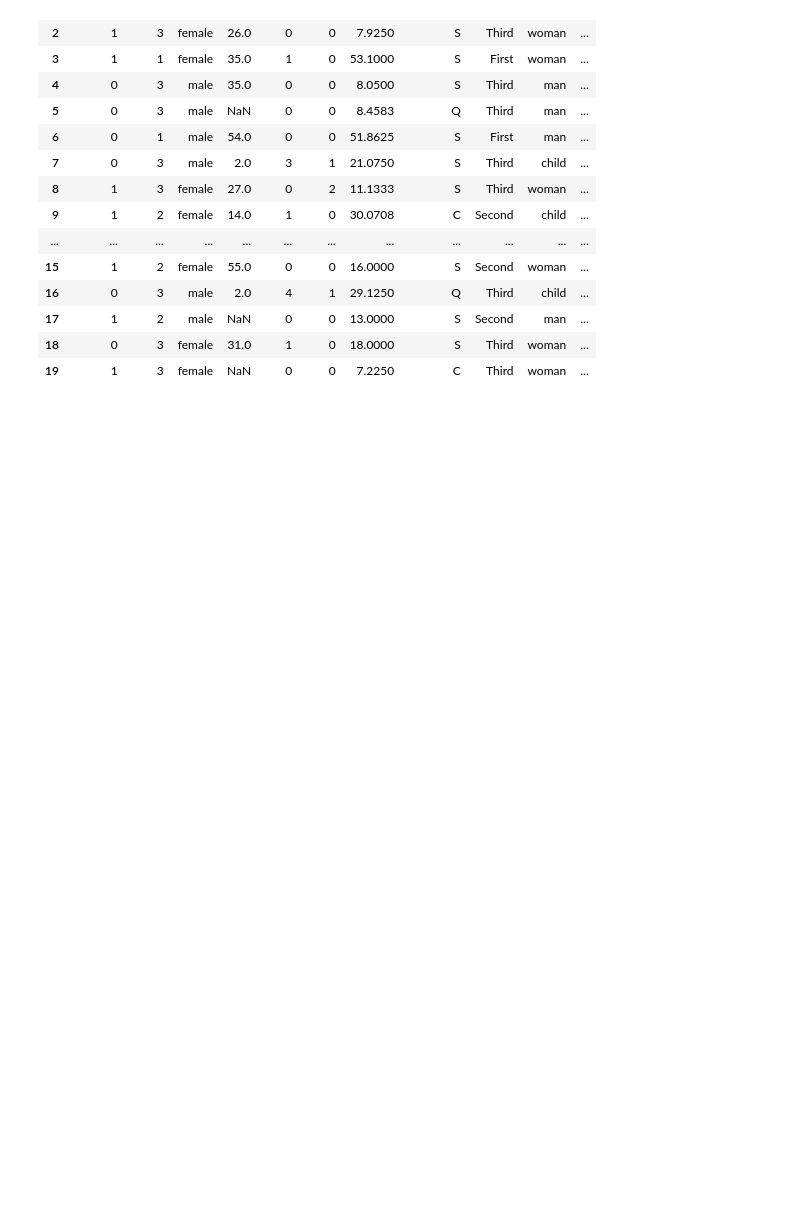
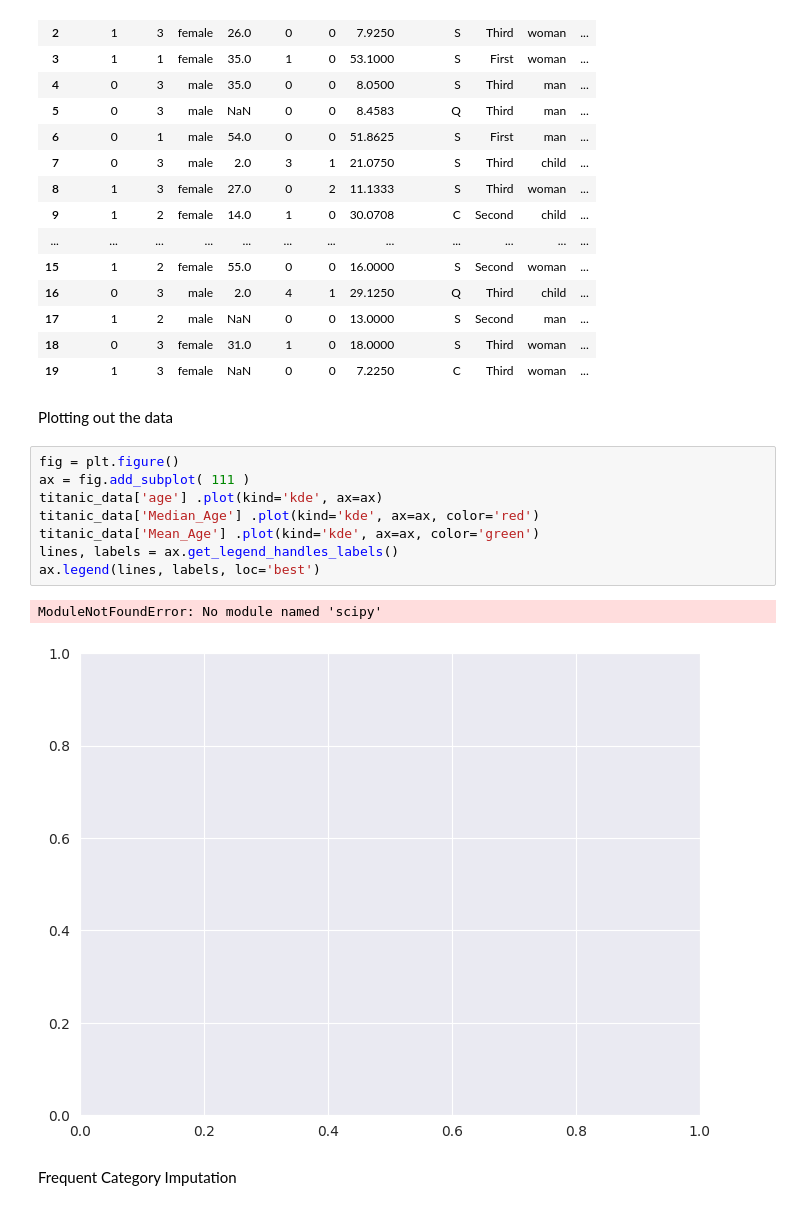
Before and after one commit to KennedyMungai/pandas_proper_intro, a Jupyter notebook: pandas.ipynb, the cells around one changed output. Drawn from its saved outputs; the diff is of its cells as text; blank space fills up the shorter version.

Commit message:
Another dataframe containing titanic data

```diff
--- a/pandas.ipynb
+++ b/pandas.ipynb
@@ -397,3 +397,18 @@ titanic_data.head(20)
 | 17 | 1 | 2 | male | NaN | 0 | 0 | 13.0000 | S | Second | man | ... |
 | 18 | 0 | 3 | female | 31.0 | 1 | 0 | 18.0000 | S | Third | woman | ... |
 | 19 | 1 | 3 | female | NaN | 0 | 0 | 7.2250 | C | Third | woman | ... |
+# %% [markdown]
+<p>Plotting out the data</p>
+# %%
+fig = plt.figure()
+ax = fig.add_subplot( 111 )
+titanic_data['age'] .plot(kind='kde', ax=ax)
+titanic_data['Median_Age'] .plot(kind='kde', ax=ax, color='red')
+titanic_data['Mean_Age'] .plot(kind='kde', ax=ax, color='green')
+lines, labels = ax.get_legend_handles_labels()
+ax.legend(lines, labels, loc='best')
+# %% [output]
+ModuleNotFoundError: No module named 'scipy'
+[figure, added]
+# %% [markdown]
+<p>Frequent Category Imputation</p>
```
Also changed, not shown: parts of 1 cell of this notebook.
